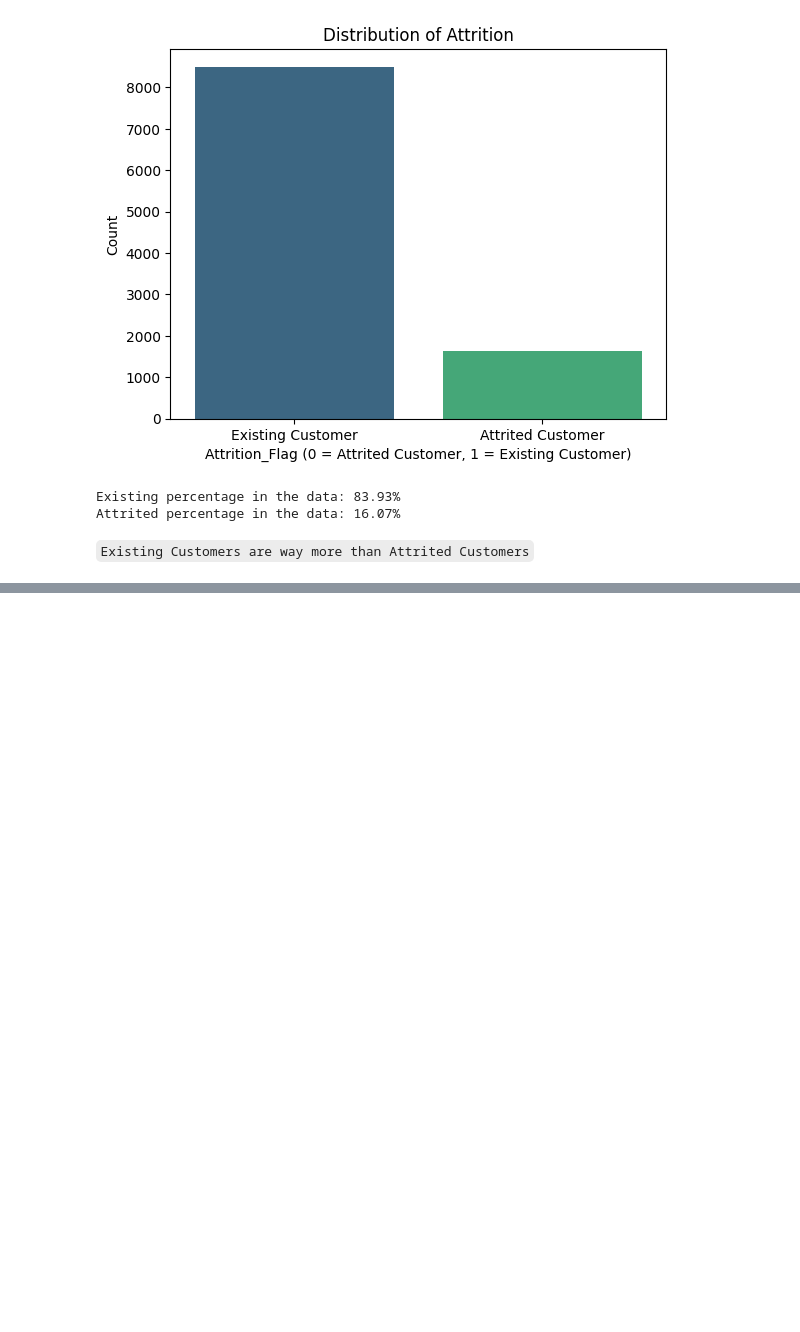
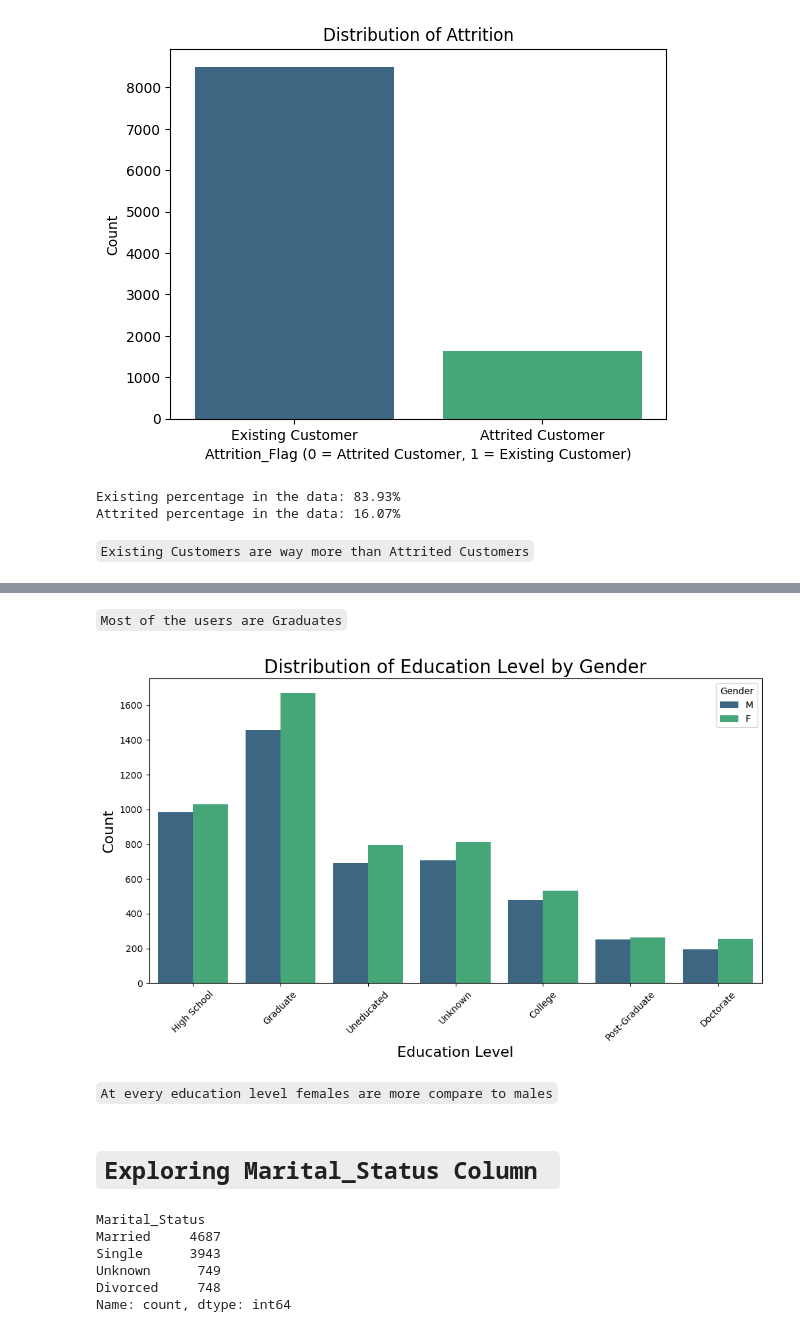
Before and after one commit to prashantpq/Data-Science-Internship, a Jupyter notebook: Week_3/Customer_Segmentation/main.ipynb, the cells around one changed output, grey strips where cells are left out. Saved outputs shown, nothing was run; the diff lists cells and outputs as text; code cells hidden in the pictures; blank space fills up the shorter version.

```diff
--- a/Week_3/Customer_Segmentation/main.ipynb
+++ b/Week_3/Customer_Segmentation/main.ipynb
@@ -281,0 +384,34 @@ Attrited percentage in the data: 16.07%
+# %% [markdown]
+`Most of the users are Graduates`
+# %%
+plt.figure(figsize=(12, 6))
+
+sns.countplot(
+    x='Education_Level',
+    data=df,
+    hue='Gender',
+    palette='viridis',
+    dodge=True
+)
+plt.title('Distribution of Education Level by Gender', fontsize=20)
+plt.xlabel('Education Level', fontsize=16)
+plt.ylabel('Count', fontsize=16)
+plt.xticks(rotation=45)
+plt.show()
+# %% [output]
+[figure, added]
+# %% [markdown]
+`At every education level females are more compare to males`
+# %% [markdown]
+# `Exploring Marital_Status Column `
+# %%
+# Find the count of marital status column
+
+df['Marital_Status'].value_counts()
+# %% [output]
+Marital_Status
+Married     4687
+Single      3943
+Unknown      749
+Divorced     748
+Name: count, dtype: int64
```
Also changed, not shown: parts of 29 cells of this notebook.
